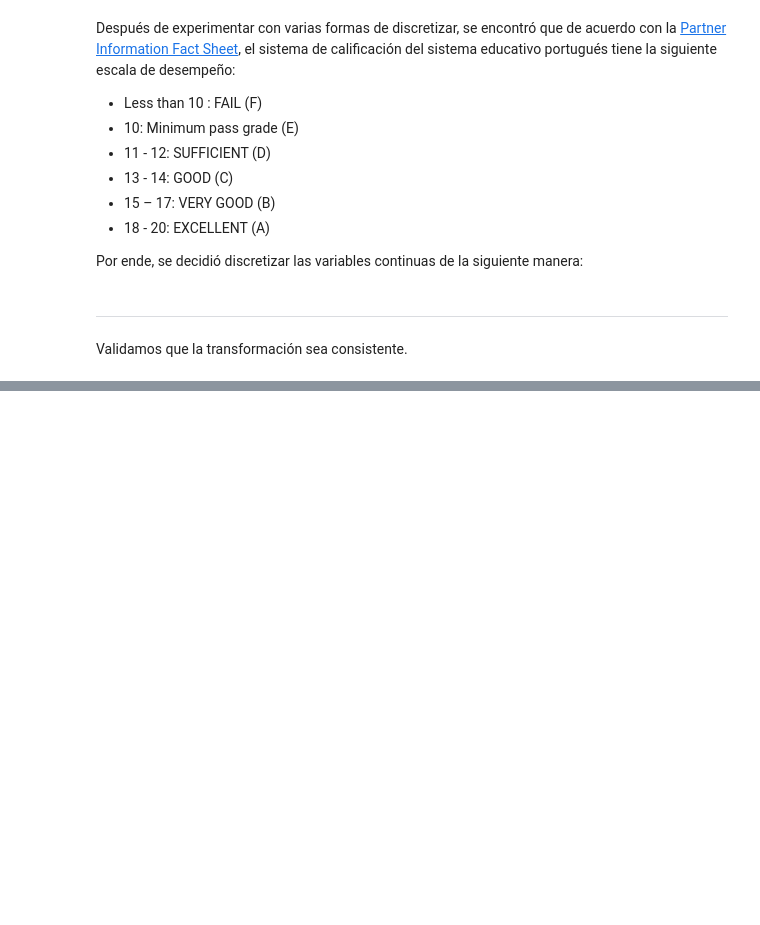
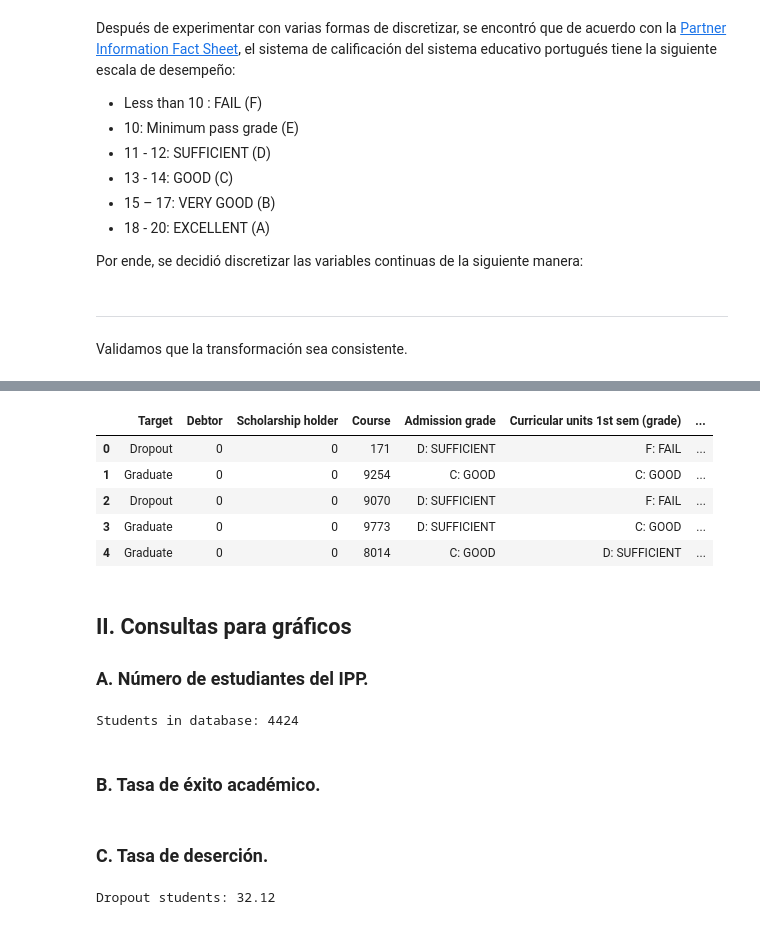
Before and after one commit to zcrodriguez/AC_IPP_P2, a Jupyter notebook: Caro's_files/visualizations_data.ipynb, the cells around one changed output, grey strips where cells are left out. Drawn from its saved outputs; the diff is of its cells as text; code cells hidden in the pictures; blank space fills up the shorter version.

```diff
--- a/Caro's_files/visualizations_data.ipynb
+++ b/Caro's_files/visualizations_data.ipynb
@@ -200,0 +208,32 @@ plt.show()
+# %%
+# Cambiar ruta y activar la línea de código para guardar el archivo según sea necesario
+# output_file_path_long = 'C:/Users/zaida/OneDrive - Universidad de los Andes/2_Analitica_Computacional/ACTD_P2/pages/data_viz.csv'
+output_file_path = 'data_viz.csv'
+df_transformed.to_csv(output_file_path, sep=',', index=False)
+df_transformed.head()
+# %% [output]
+|  | Target | Debtor | Scholarship holder | Course | Admission grade | Curricular units 1st sem (grade) | ... |
+| 0 | Dropout | 0 | 0 | 171 | D: SUFFICIENT | F: FAIL | ... |
+| 1 | Graduate | 0 | 0 | 9254 | C: GOOD | C: GOOD | ... |
+| 2 | Dropout | 0 | 0 | 9070 | D: SUFFICIENT | F: FAIL | ... |
+| 3 | Graduate | 0 | 0 | 9773 | D: SUFFICIENT | C: GOOD | ... |
+| 4 | Graduate | 0 | 0 | 8014 | C: GOOD | D: SUFFICIENT | ... |
+# %% [markdown]
+## II. Consultas para gráficos
+### A. Número de estudiantes del IPP.
+# %%
+# Valor para Graph A: Card con el número de registros
+df_graph_a = len(df_transformed)
+print(f'Students in database: {df_graph_a}')
+# %% [output]
+Students in database: 4424
+# %% [markdown]
+### B. Tasa de éxito académico.
+# %% [markdown]
+### C. Tasa de deserción.
+# %%
+# El valor de df_graph_c es igual a valores de la variable Target iguales a 'Dropout' divididos en df_graph_a
+df_graph_c = round(len(df_transformed[df_transformed['Target'] == 'Dropout']) / df_graph_a*100, 2)
+print(f'Dropout students: {df_graph_c}')
+# %% [output]
+Dropout students: 32.12
```
Also changed, not shown: parts of 10 cells of this notebook, 5 other files.
